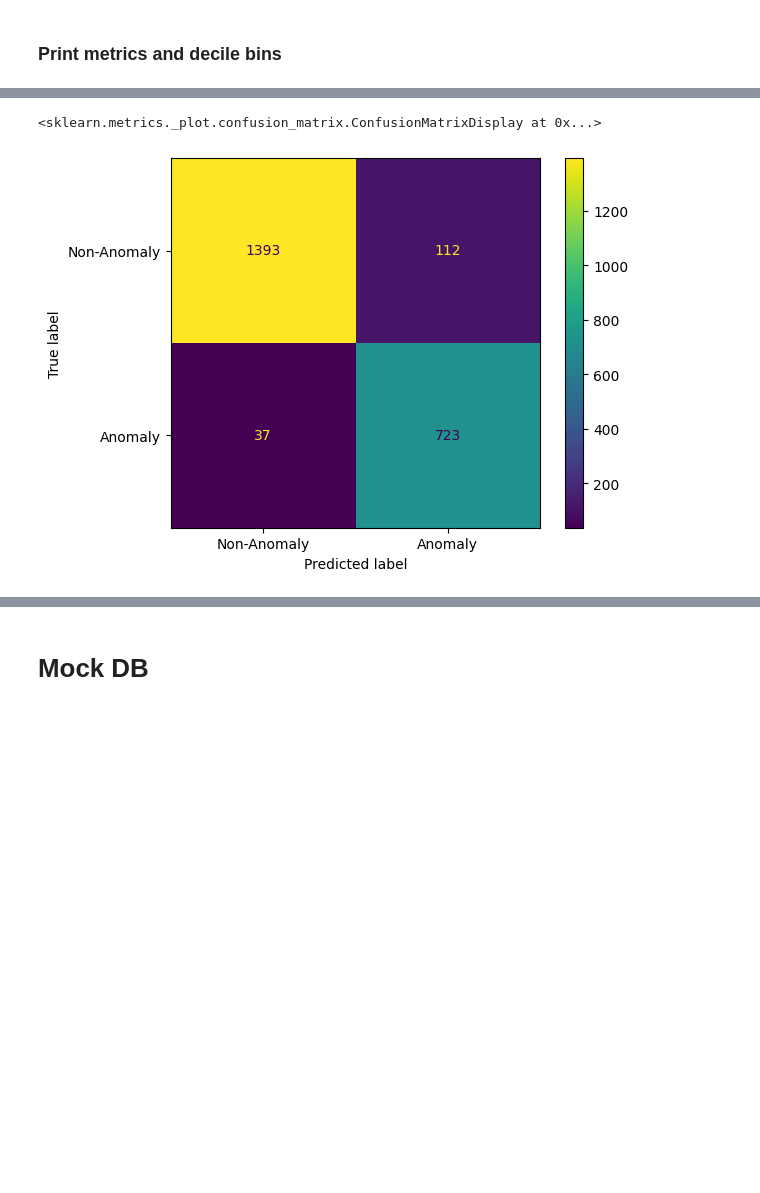
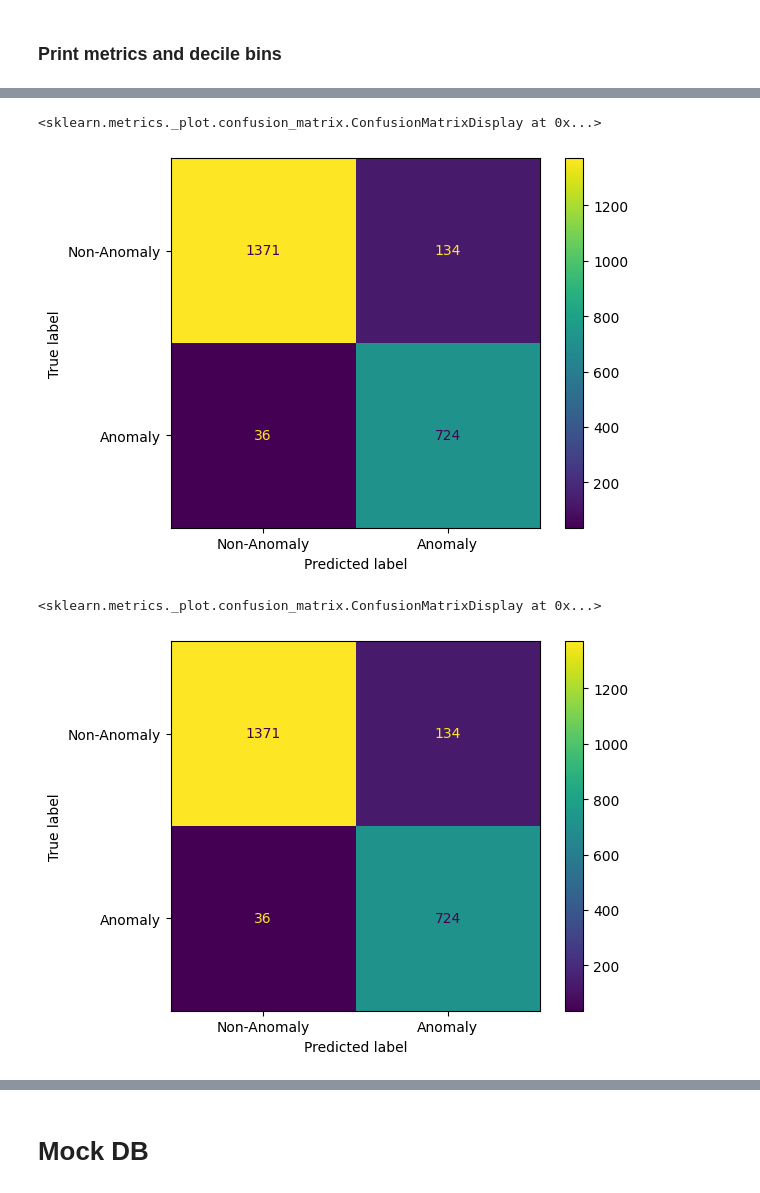
Before and after one commit to CodeMarshall21/Anomaly-Detection, a Jupyter notebook: behavioral-bin-classif.ipynb, the cells around one changed output, grey strips where cells are left out. Saved outputs shown, nothing was run; the diff lists cells and outputs as text; code cells hidden in the pictures; blank space fills up the shorter version.

```diff
--- a/behavioral-bin-classif.ipynb
+++ b/behavioral-bin-classif.ipynb
@@ -110,13 +110,11 @@ def split_per_user(df, split_ratio: float = 0.8):
 def add_behavioral_features(df):
 
     df = df.copy()
-
-    # Ensure sorted
     df = df.sort_values(
         by=["customer_unique_id", "transaction_date"]
     )
 
-    # time_since_last_transaction
+
     df["prev_transaction_time"] = (
         df.groupby("customer_unique_id")["transaction_date"]
         .shift(1)
@@ -126,9 +124,15 @@ def add_behavioral_features(df):
         df["transaction_date"] - df["prev_transaction_time"]
     ).dt.total_seconds()
 
+    df = df.set_index("transaction_date")
 
-    # transactions_last_1h
-    df = df.set_index("transaction_date")
+    df["transactions_last_10_min"] = (
+        df.groupby("customer_unique_id")
+          .rolling("10min")["amount"]
+          .count()
+          .shift(1)
+          .values
+    )
 
     df["transactions_last_1h"] = (
         df.groupby("customer_unique_id")["customer_unique_id"]
@@ -138,8 +142,6 @@ def add_behavioral_features(df):
         .reset_index(level=0, drop=True)
     )
 
-
-    # transactions_last_24h
     df["transactions_last_24h"] = (
         df.groupby("customer_unique_id")["customer_unique_id"]
         .rolling("24h")
@@ -150,8 +152,6 @@ def add_behavioral_features(df):
 
     df = df.reset_index()
 
-
-    # user_avg_amount (expanding mean)
     df["user_avg_amount"] = (
         df.groupby("customer_unique_id")["amount"]
         .expanding()
@@ -160,14 +160,10 @@ def add_behavioral_features(df):
         .reset_index(level=0, drop=True)
     )
 
-
-    # amount_to_user_avg_ratio
     df["amount_to_user_avg_ratio"] = (
         df["amount"] / df["user_avg_amount"]
     )
 
-
-    # z_score_amount
     df["user_std_amount"] = (
         df.groupby("customer_unique_id")["amount"]
         .expanding()
@@ -176,13 +172,11 @@ def add_behavioral_features(df):
         .reset_index(level=0, drop=True)
     )
 
-    df["z_score_amount"] = (
-        (df["amount"] - df["user_avg_amount"]) /
-        df["user_std_amount"]
-    )
+    # df["z_score_amount"] = (
+    #     (df["amount"] - df["user_avg_amount"]) /
+    #     df["user_std_amount"]
+    # )
 
-
-    # balance_depletion_ratio
     df["balance_depletion_ratio"] = (
         df["points"] / df["opening_balance"]
     )
@@ -195,7 +189,7 @@ def add_behavioral_features(df):
     df["user_avg_amount"] = df["user_avg_amount"].fillna(0)
     df["user_std_amount"] = df["user_std_amount"].fillna(0)
     df["amount_to_user_avg_ratio"] = df["amount_to_user_avg_ratio"].replace([np.inf, -np.inf], 0).fillna(0)
-    df["z_score_amount"] = df["z_score_amount"].replace([np.inf, -np.inf], 0).fillna(0)
+    # df["z_score_amount"] = df["z_score_amount"].replace([np.inf, -np.inf], 0).fillna(0)
     df["balance_depletion_ratio"] = df["balance_depletion_ratio"].replace([np.inf, -np.inf], 0).fillna(0)
 
     # Optional: drop helper columns
@@ -513,2 +470,6 @@ D7        226   55    0.2434
 D8        227  220    0.9692
 D9        226  226    1.0000
+# %%
+accu_y_prob, accu_y_pred = print_metrics(accu_model, accu_X_val, accu_y_val, "accu")
+
+accu_decile = decile_cal(accu_y_val, accu_y_prob, accu_y_pred, "accu")
@@ -600,7 +623,12 @@ D9         66   66    1.0000
 ConfusionMatrixDisplay.from_predictions(accu_y_val, accu_y_pred, display_labels=["Non-Anomaly", "Anomaly"])
 # %% [output]
 <sklearn.metrics._plot.confusion_matrix.ConfusionMatrixDisplay at 0x...>
-[figure, old version]
+[figure, new version]
+# %%
+ConfusionMatrixDisplay.from_predictions(accu_y_val, accu_y_pred, display_labels=["Non-Anomaly", "Anomaly"])
+# %% [output]
+<sklearn.metrics._plot.confusion_matrix.ConfusionMatrixDisplay at 0x...>
+[figure, added]
 # %%
 ConfusionMatrixDisplay.from_predictions(redeem_y_val, redeem_y_pred, display_labels=["Non-Anomaly", "Anomaly"])
 # %% [output]
```
Also changed, not shown: parts of 18 cells of this notebook, 14 other files.
